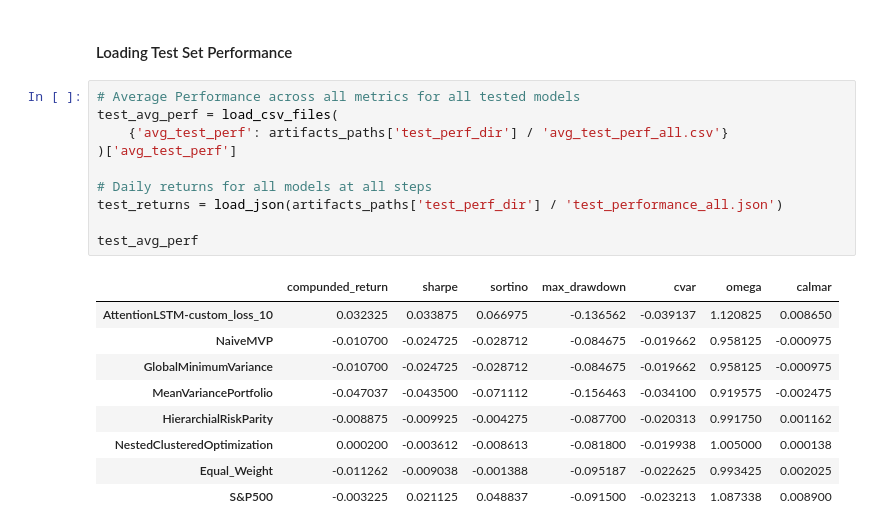
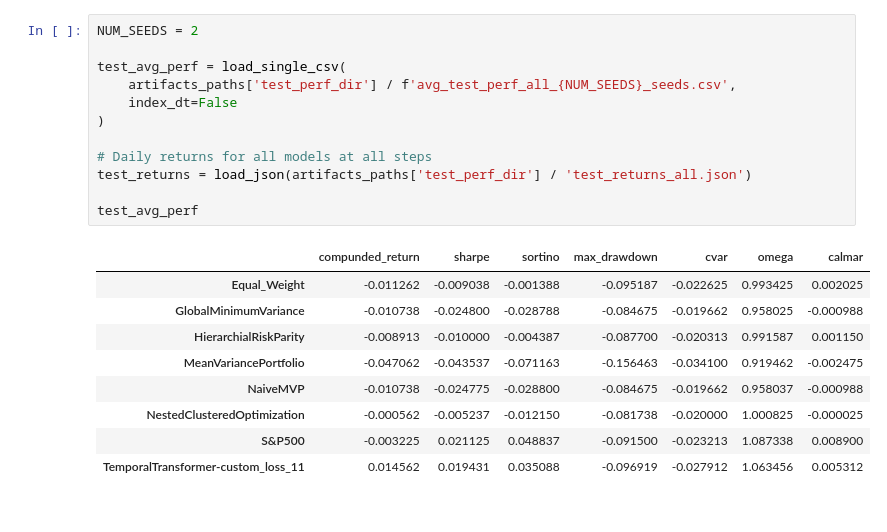
Before and after one commit to travisdesell/exact, a Jupyter notebook: financial_loss_functions/exploration/test_analysis.ipynb, the cells around one changed output. Drawn from its saved outputs; the diff is of its cells as text.

```diff
--- a/financial_loss_functions/exploration/test_analysis.ipynb
+++ b/financial_loss_functions/exploration/test_analysis.ipynb
@@ -72,22 +49,22 @@ OPTIMIZED file for DeformTime not found at DeformTime. Skipping!
-# %% [markdown]
-#### Loading Test Set Performance
 # %%
-# Average Performance across all metrics for all tested models
-test_avg_perf = load_csv_files(
-    {'avg_test_perf': artifacts_paths['test_perf_dir'] / 'avg_test_perf_all.csv'}
-)['avg_test_perf']
+NUM_SEEDS = 2
+
+test_avg_perf = load_single_csv(
+    artifacts_paths['test_perf_dir'] / f'avg_test_perf_all_{NUM_SEEDS}_seeds.csv',
+    index_dt=False
+)
 
 # Daily returns for all models at all steps
-test_returns = load_json(artifacts_paths['test_perf_dir'] / 'test_performance_all.json')
+test_returns = load_json(artifacts_paths['test_perf_dir'] / 'test_returns_all.json')
 
 test_avg_perf
 # %% [output]
 |  | compunded_return | sharpe | sortino | max_drawdown | cvar | omega | calmar |
-| AttentionLSTM-custom_loss_10 | 0.032325 | 0.033875 | 0.066975 | -0.136562 | -0.039137 | 1.120825 | 0.008650 |
-| NaiveMVP | -0.010700 | -0.024725 | -0.028712 | -0.084675 | -0.019662 | 0.958125 | -0.000975 |
-| GlobalMinimumVariance | -0.010700 | -0.024725 | -0.028712 | -0.084675 | -0.019662 | 0.958125 | -0.000975 |
-| MeanVariancePortfolio | -0.047037 | -0.043500 | -0.071112 | -0.156463 | -0.034100 | 0.919575 | -0.002475 |
-| HierarchialRiskParity | -0.008875 | -0.009925 | -0.004275 | -0.087700 | -0.020313 | 0.991750 | 0.001162 |
-| NestedClusteredOptimization | 0.000200 | -0.003612 | -0.008613 | -0.081800 | -0.019938 | 1.005000 | 0.000138 |
 | Equal_Weight | -0.011262 | -0.009038 | -0.001388 | -0.095187 | -0.022625 | 0.993425 | 0.002025 |
+| GlobalMinimumVariance | -0.010738 | -0.024800 | -0.028788 | -0.084675 | -0.019662 | 0.958025 | -0.000988 |
+| HierarchialRiskParity | -0.008913 | -0.010000 | -0.004387 | -0.087700 | -0.020313 | 0.991587 | 0.001150 |
+| MeanVariancePortfolio | -0.047062 | -0.043537 | -0.071163 | -0.156463 | -0.034100 | 0.919462 | -0.002475 |
+| NaiveMVP | -0.010738 | -0.024775 | -0.028800 | -0.084675 | -0.019662 | 0.958037 | -0.000988 |
+| NestedClusteredOptimization | -0.000562 | -0.005237 | -0.012150 | -0.081738 | -0.020000 | 1.000825 | -0.000025 |
 | S&P500 | -0.003225 | 0.021125 | 0.048837 | -0.091500 | -0.023213 | 1.087338 | 0.008900 |
+| TemporalTransformer-custom_loss_11 | 0.014562 | 0.019431 | 0.035088 | -0.096919 | -0.027912 | 1.063456 | 0.005312 |
```
Also changed, not shown: parts of 22 cells of this notebook, 3 other files.
